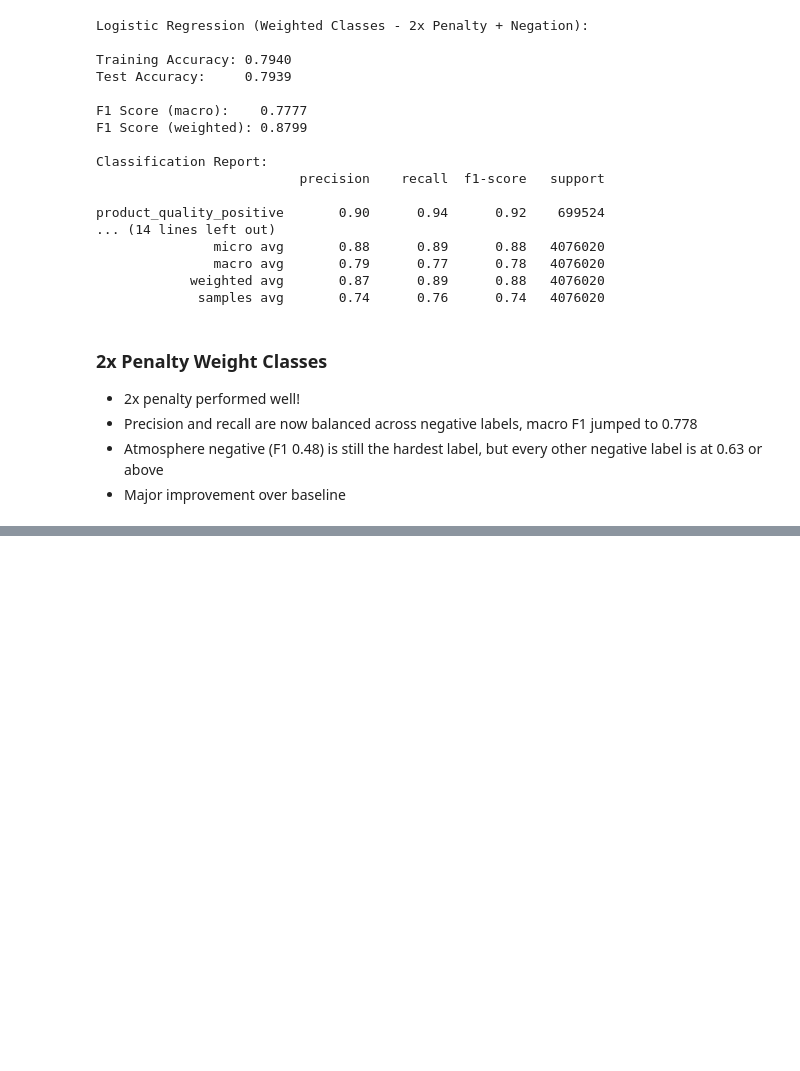
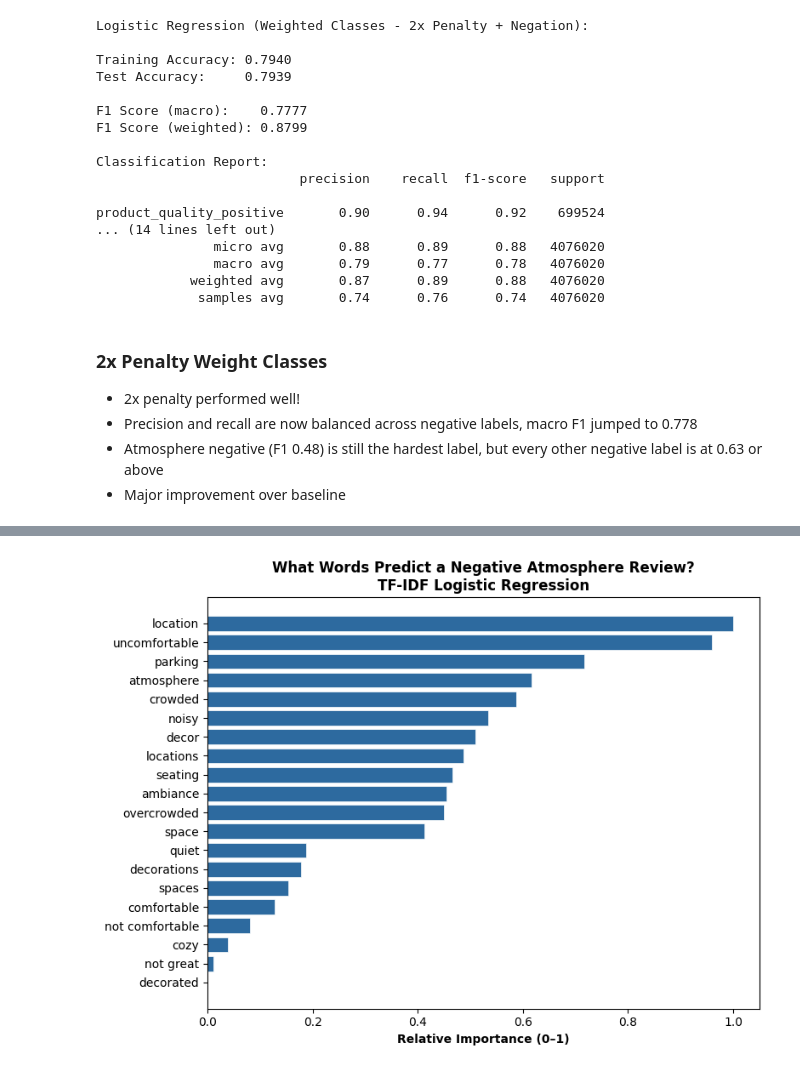
Before and after one commit to zmosDS/google_review_insights, a Jupyter notebook: notebooks/05_model_tfidf.ipynb, the cells around one changed output, grey strips where cells are left out. Drawn from its saved outputs; the diff is of its cells as text; code cells hidden in the pictures; blank space fills up the shorter version.

```diff
--- a/notebooks/05_model_tfidf.ipynb
+++ b/notebooks/05_model_tfidf.ipynb
@@ -366,0 +386,18 @@ product_quality_positive       0.90      0.94      0.92    699524
+# %%
+print("Training Logistic Regression...")
+print()
+
+# MultiOutputClassifier trains separate binary classifiers for each of the 14 aspect-sentiment labels
+clf_4 = MultiOutputClassifier(
+    LogisticRegressionCV(
+        cv=3,
+        scoring='f1_weighted',
+        random_state=2,
+        n_jobs=1,
+        max_iter=500,
+        class_weight={0: 1, 1: 3}  # penalize missing negatives 3x
+    ),
+    n_jobs=-1
+)
+
+clf_4.fit(X_train, y_train)
@@ -455,0 +574,31 @@ plt.show()
+# %%
+# Figure 3
+# atmosphere_negative classifier (index 11 in aspect_cols)
+
+atm_neg_idx = aspect_cols.index('atmosphere_negative')
+atm_clf = clf_4.estimators_[atm_neg_idx]
+
+# Get feature names from tfidf
+feature_names = np.array(tfidf.get_feature_names_out())
+
+# Get top 20 positive coefficients (words pushing towards atmosphere_negative)
+coefs = atm_clf.coef_[0]
+top_idx = np.argsort(coefs)[-20:][::-1]
+top_words = feature_names[top_idx]
+top_coefs = coefs[top_idx]
+
+# Normalize to 0-1
+top_coefs_norm = (top_coefs - top_coefs.min()) / (top_coefs.max() - top_coefs.min())
+
+
+fig, ax = plt.subplots(figsize=(8, 6))
+bars = ax.barh(top_words[::-1], top_coefs_norm[::-1], color='#2d6a9f', edgecolor='white', linewidth=0.5)
+ax.set_xlabel('Relative Importance (0–1)', fontweight='bold')
+ax.set_title('What Words Predict a Negative Atmosphere Review?\nTF-IDF Logistic Regression', fontweight='bold')
+ax.axvline(0, color='gray', linewidth=0.8)
+
+plt.tight_layout()
+plt.savefig('../figures/figure3_atmosphere_features.png', dpi=150, bbox_inches='tight')
+plt.show()
+# %% [output]
+[figure, added]
```
Also changed, not shown: parts of 13 cells of this notebook, 16 other files.
